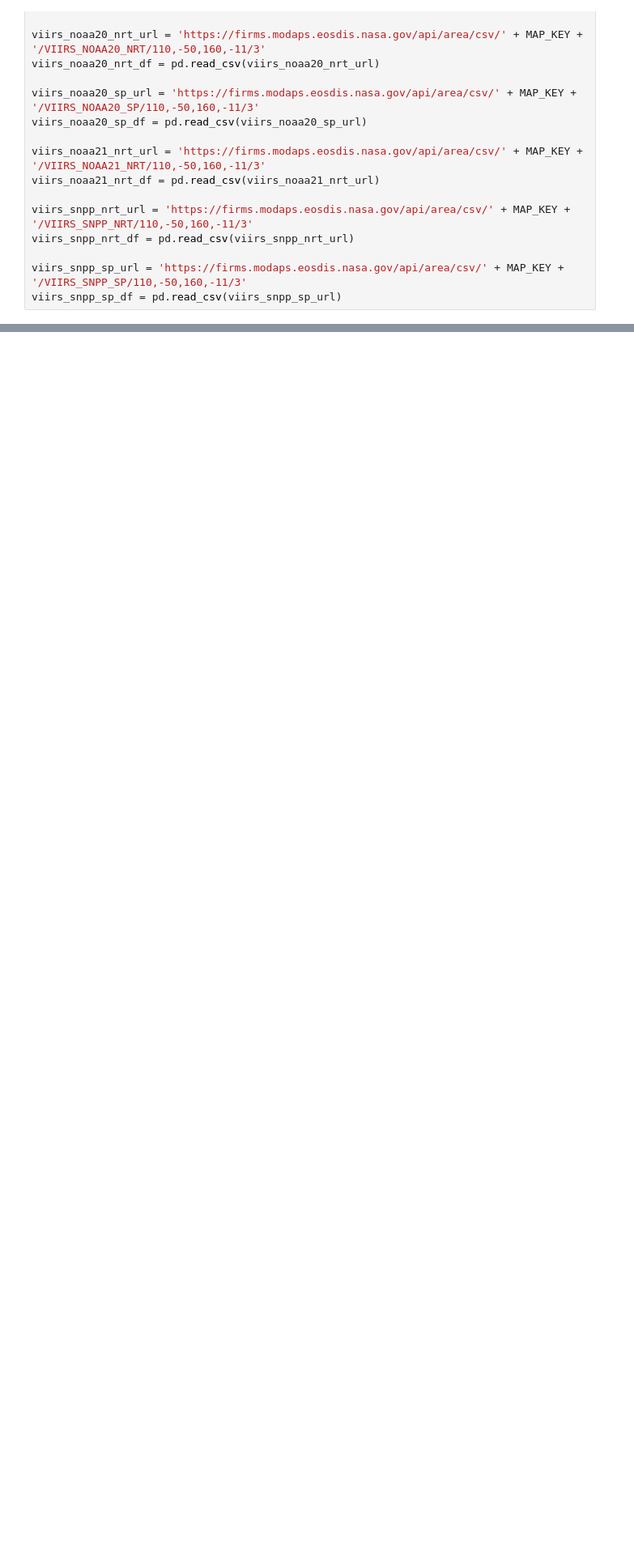
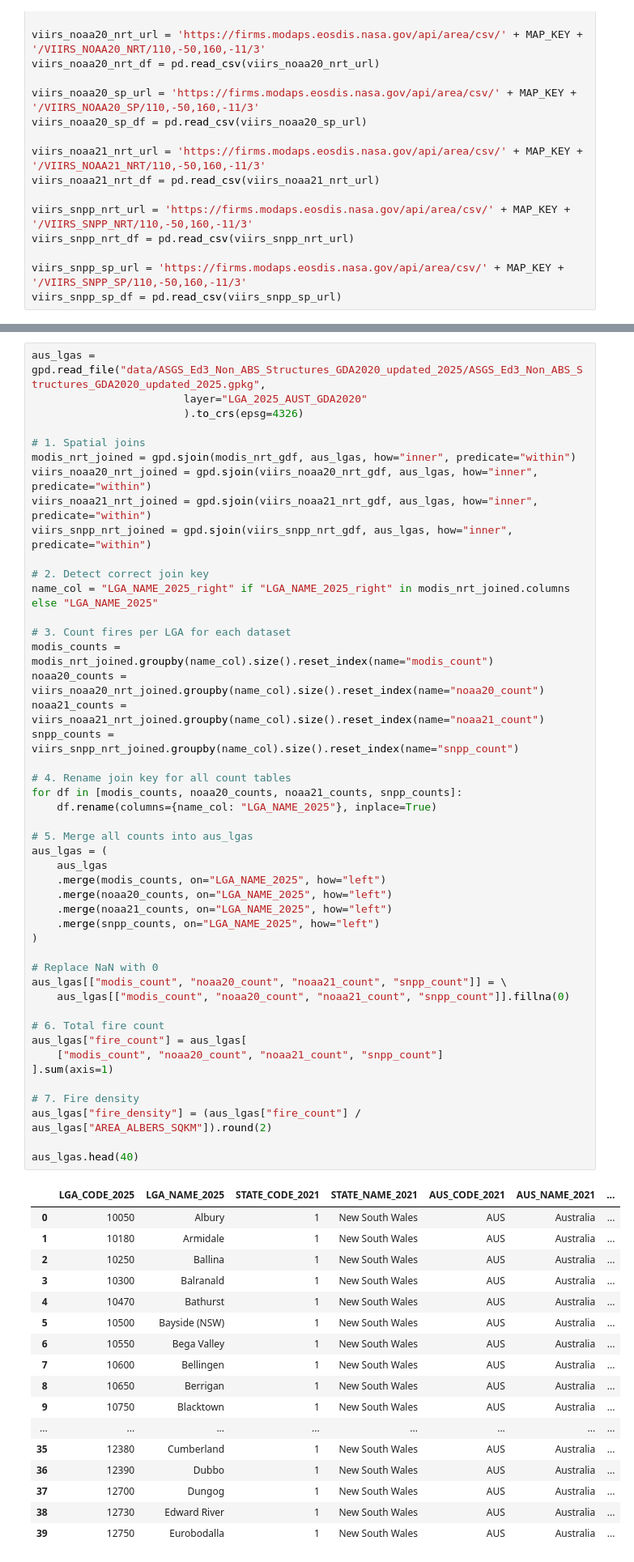
Before and after one commit to liamedgeworth/Wildfires_SDS210, a Jupyter notebook: testing.ipynb, the cells around one changed output, grey strips where cells are left out. Shown at 81% size. Drawn from its saved outputs; the diff is of its cells as text; blank space fills up the shorter version.

```diff
--- a/testing.ipynb
+++ b/testing.ipynb
@@ -168,0 +206,64 @@ import geopandas as gpd
+# %%
+aus_lgas = gpd.read_file("data/ASGS_Ed3_Non_ABS_Structures_GDA2020_updated_2025/ASGS_Ed3_Non_ABS_Structures_GDA2020_updated_2025.gpkg",
+                        layer="LGA_2025_AUST_GDA2020"
+                        ).to_crs(epsg=4326)
+
+# 1. Spatial joins
+modis_nrt_joined = gpd.sjoin(modis_nrt_gdf, aus_lgas, how="inner", predicate="within")
+viirs_noaa20_nrt_joined = gpd.sjoin(viirs_noaa20_nrt_gdf, aus_lgas, how="inner", predicate="within")
+viirs_noaa21_nrt_joined = gpd.sjoin(viirs_noaa21_nrt_gdf, aus_lgas, how="inner", predicate="within")
+viirs_snpp_nrt_joined = gpd.sjoin(viirs_snpp_nrt_gdf, aus_lgas, how="inner", predicate="within")
+
+# 2. Detect correct join key
+name_col = "LGA_NAME_2025_right" if "LGA_NAME_2025_right" in modis_nrt_joined.columns else "LGA_NAME_2025"
+
+# 3. Count fires per LGA for each dataset
+modis_counts = modis_nrt_joined.groupby(name_col).size().reset_index(name="modis_count")
+noaa20_counts = viirs_noaa20_nrt_joined.groupby(name_col).size().reset_index(name="noaa20_count")
+noaa21_counts = viirs_noaa21_nrt_joined.groupby(name_col).size().reset_index(name="noaa21_count")
+snpp_counts = viirs_snpp_nrt_joined.groupby(name_col).size().reset_index(name="snpp_count")
+
+# 4. Rename join key for all count tables
+for df in [modis_counts, noaa20_counts, noaa21_counts, snpp_counts]:
+    df.rename(columns={name_col: "LGA_NAME_2025"}, inplace=True)
+
+# 5. Merge all counts into aus_lgas
+aus_lgas = (
+    aus_lgas
+    .merge(modis_counts, on="LGA_NAME_2025", how="left")
+    .merge(noaa20_counts, on="LGA_NAME_2025", how="left")
+    .merge(noaa21_counts, on="LGA_NAME_2025", how="left")
+    .merge(snpp_counts, on="LGA_NAME_2025", how="left")
+)
+
+# Replace NaN with 0
+aus_lgas[["modis_count", "noaa20_count", "noaa21_count", "snpp_count"]] = \
+    aus_lgas[["modis_count", "noaa20_count", "noaa21_count", "snpp_count"]].fillna(0)
+
+# 6. Total fire count
+aus_lgas["fire_count"] = aus_lgas[
+    ["modis_count", "noaa20_count", "noaa21_count", "snpp_count"]
+].sum(axis=1)
+
+# 7. Fire density
+aus_lgas["fire_density"] = (aus_lgas["fire_count"] / aus_lgas["AREA_ALBERS_SQKM"]).round(2)
+
+aus_lgas.head(40)
+# %% [output]
+|  | LGA_CODE_2025 | LGA_NAME_2025 | STATE_CODE_2021 | STATE_NAME_2021 | AUS_CODE_2021 | AUS_NAME_2021 | ... |
+| 0 | 10050 | Albury | 1 | New South Wales | AUS | Australia | ... |
+| 1 | 10180 | Armidale | 1 | New South Wales | AUS | Australia | ... |
+| 2 | 10250 | Ballina | 1 | New South Wales | AUS | Australia | ... |
+| 3 | 10300 | Balranald | 1 | New South Wales | AUS | Australia | ... |
+| 4 | 10470 | Bathurst | 1 | New South Wales | AUS | Australia | ... |
+| 5 | 10500 | Bayside (NSW) | 1 | New South Wales | AUS | Australia | ... |
+| 6 | 10550 | Bega Valley | 1 | New South Wales | AUS | Australia | ... |
+| 7 | 10600 | Bellingen | 1 | New South Wales | AUS | Australia | ... |
+| 8 | 10650 | Berrigan | 1 | New South Wales | AUS | Australia | ... |
+| 9 | 10750 | Blacktown | 1 | New South Wales | AUS | Australia | ... |
+| ... | ... | ... | ... | ... | ... | ... | ... |
+| 35 | 12380 | Cumberland | 1 | New South Wales | AUS | Australia | ... |
+| 36 | 12390 | Dubbo | 1 | New South Wales | AUS | Australia | ... |
+| 37 | 12700 | Dungog | 1 | New South Wales | AUS | Australia | ... |
+| 38 | 12730 | Edward River | 1 | New South Wales | AUS | Australia | ... |
+| 39 | 12750 | Eurobodalla | 1 | New South Wales | AUS | Australia | ... |
```
Also changed, not shown: parts of 4 cells of this notebook, 2 other files.
